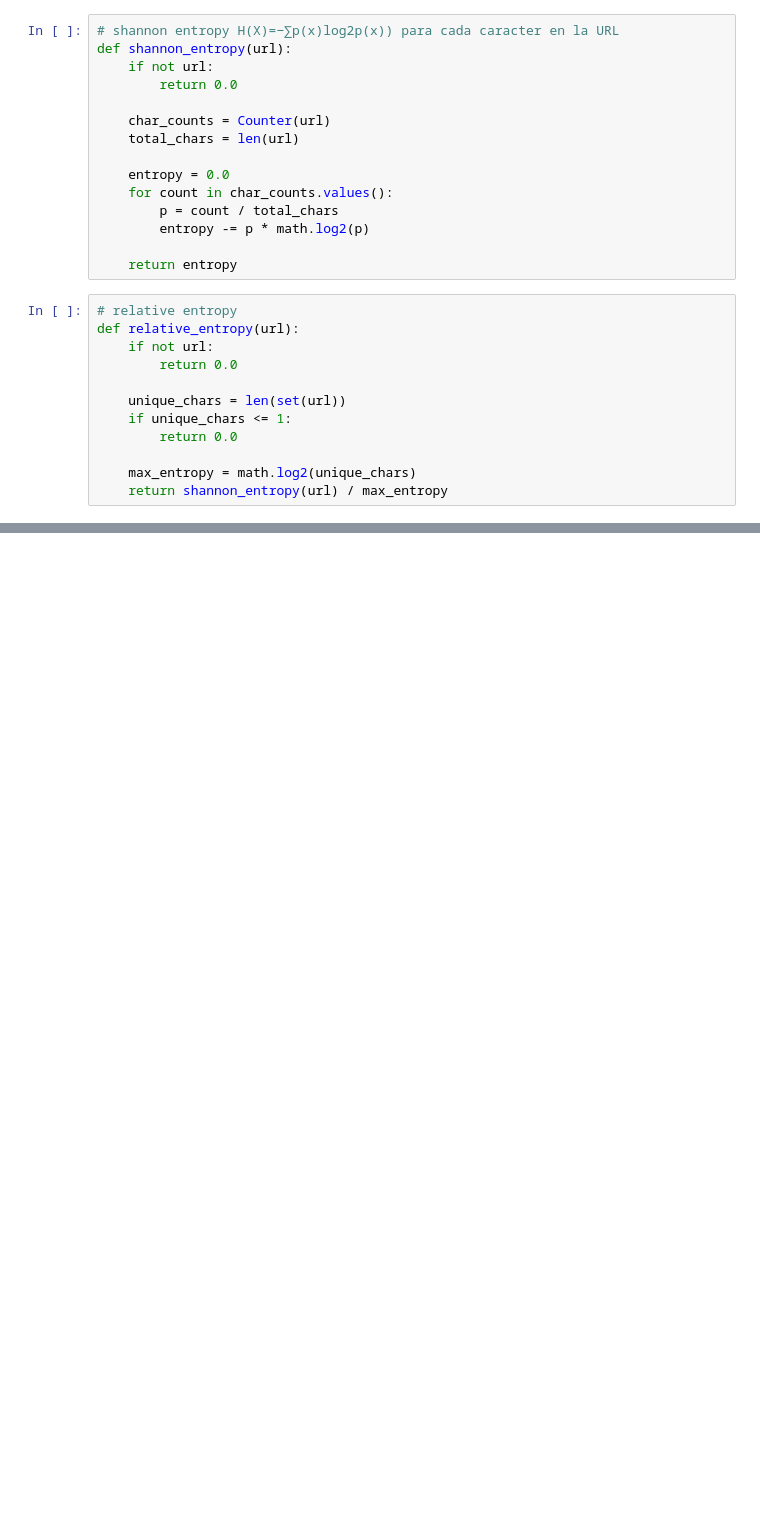
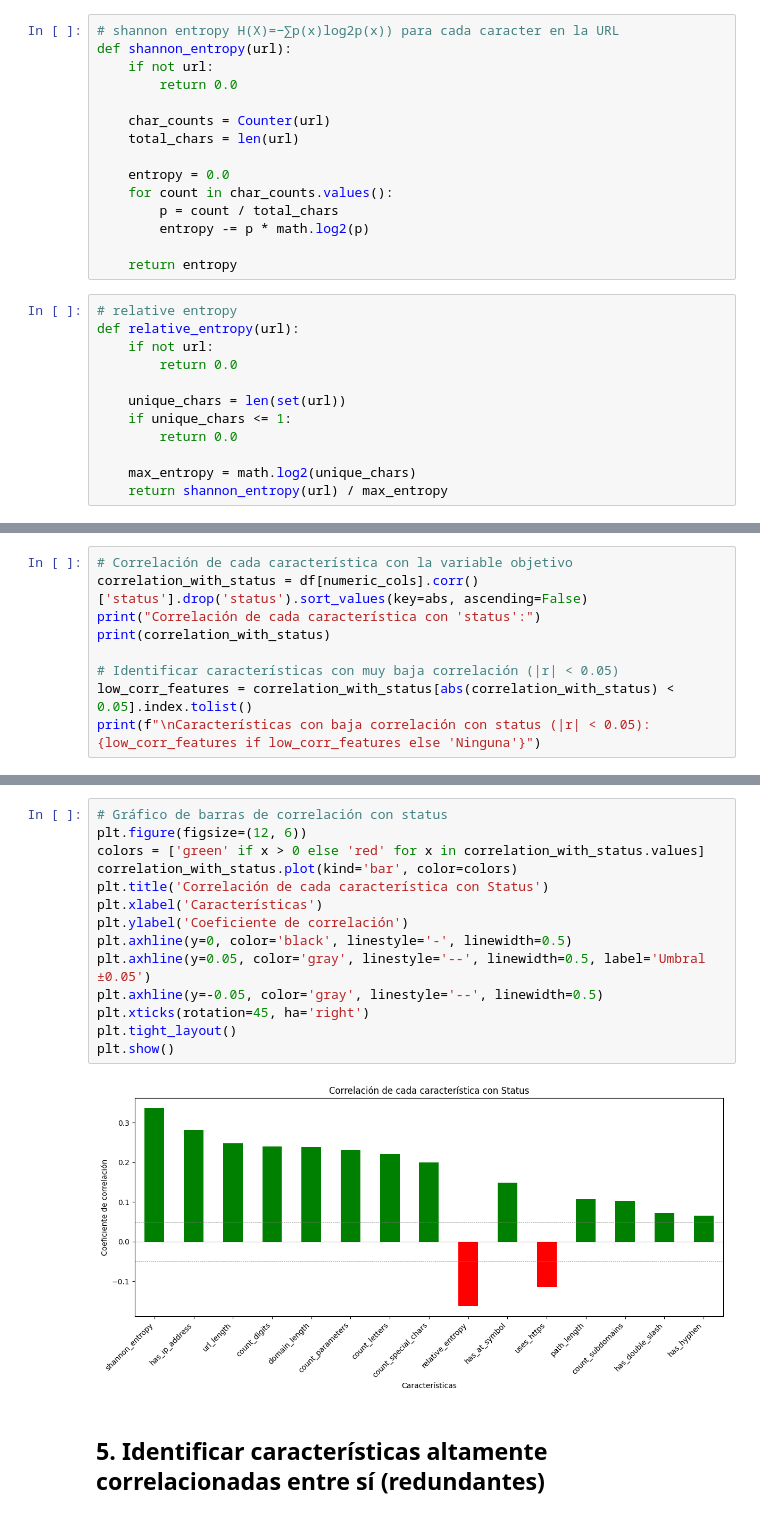
Before and after one commit to Javilejoo/DS-LAB1, a Jupyter notebook: pishing.ipynb, the cells around one changed output, grey strips where cells are left out. Cells and saved outputs as stored; diff of their text form; blank space fills up the shorter version.

```diff
--- a/pishing.ipynb
+++ b/pishing.ipynb
@@ -139,0 +231,9 @@ def relative_entropy(url):
+# %%
+# Correlación de cada característica con la variable objetivo
+correlation_with_status = df[numeric_cols].corr()['status'].drop('status').sort_values(key=abs, ascending=False)
+print("Correlación de cada característica con 'status':")
+print(correlation_with_status)
+
+# Identificar características con muy baja correlación (|r| < 0.05)
+low_corr_features = correlation_with_status[abs(correlation_with_status) < 0.05].index.tolist()
+print(f"\nCaracterísticas con baja correlación con status (|r| < 0.05): {low_corr_features if low_corr_features else 'Ninguna'}")
@@ -139,0 +275,18 @@ def relative_entropy(url):
+# %%
+# Gráfico de barras de correlación con status
+plt.figure(figsize=(12, 6))
+colors = ['green' if x > 0 else 'red' for x in correlation_with_status.values]
+correlation_with_status.plot(kind='bar', color=colors)
+plt.title('Correlación de cada característica con Status')
+plt.xlabel('Características')
+plt.ylabel('Coeficiente de correlación')
+plt.axhline(y=0, color='black', linestyle='-', linewidth=0.5)
+plt.axhline(y=0.05, color='gray', linestyle='--', linewidth=0.5, label='Umbral ±0.05')
+plt.axhline(y=-0.05, color='gray', linestyle='--', linewidth=0.5)
+plt.xticks(rotation=45, ha='right')
+plt.tight_layout()
+plt.show()
+# %% [output]
+[figure, added]
+# %% [markdown]
+## 5. Identificar características altamente correlacionadas entre sí (redundantes)
```
Also changed, not shown: parts of 21 cells of this notebook, 4 other files.
